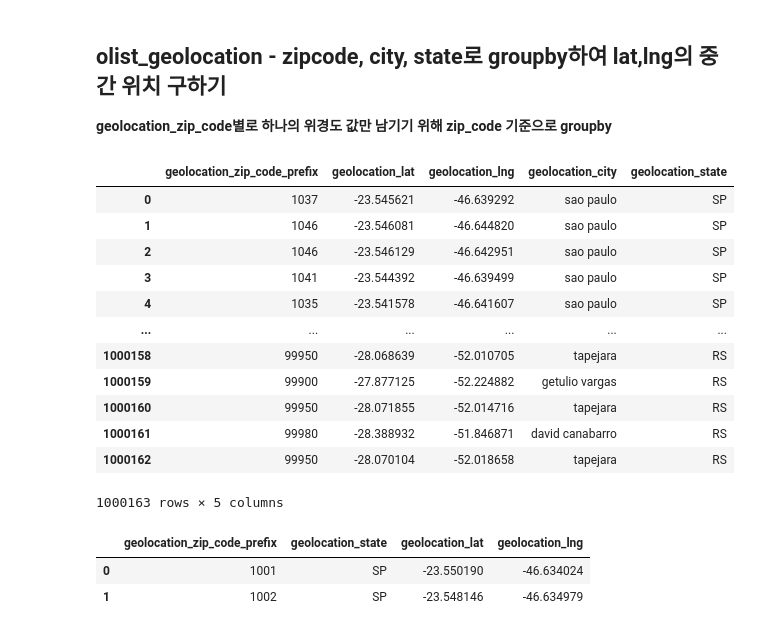
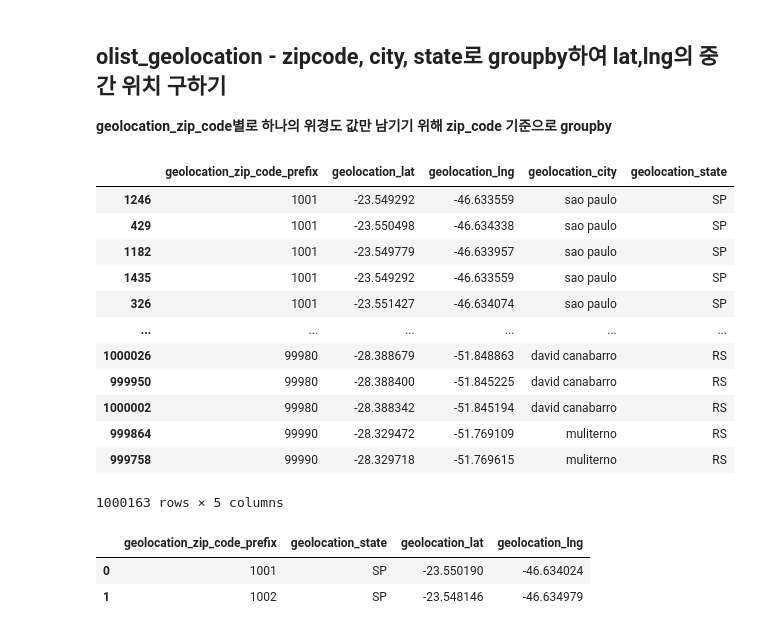
Before and after one commit to changyong93/project_Brazilian-E-Commerce-Public-Dataset-by-Olist, a Jupyter notebook: Untitled2.ipynb, the cells around one changed output. Saved outputs shown, nothing was run; the diff lists cells and outputs as text; code cells hidden in the pictures.

```diff
--- a/Untitled2.ipynb
+++ b/Untitled2.ipynb
@@ -207,20 +207,20 @@ olist_order_reviews.head(2)
 ## olist_geolocation - zipcode, city, state로 groupby하여 lat,lng의 중간 위치 구하기
 **geolocation_zip_code별로 하나의 위경도 값만 남기기 위해 zip_code 기준으로 groupby**
 # %%
-olist_geolocation
+olist_geolocation.sort_values("geolocation_zip_code_prefix")
 # %% [output]
 |  | geolocation_zip_code_prefix | geolocation_lat | geolocation_lng | geolocation_city | geolocation_state |
-| 0 | 1037 | -23.545621 | -46.639292 | sao paulo | SP |
-| 1 | 1046 | -23.546081 | -46.644820 | sao paulo | SP |
-| 2 | 1046 | -23.546129 | -46.642951 | sao paulo | SP |
-| 3 | 1041 | -23.544392 | -46.639499 | sao paulo | SP |
-| 4 | 1035 | -23.541578 | -46.641607 | sao paulo | SP |
+| 1246 | 1001 | -23.549292 | -46.633559 | sao paulo | SP |
+| 429 | 1001 | -23.550498 | -46.634338 | sao paulo | SP |
+| 1182 | 1001 | -23.549779 | -46.633957 | sao paulo | SP |
+| 1435 | 1001 | -23.549292 | -46.633559 | sao paulo | SP |
+| 326 | 1001 | -23.551427 | -46.634074 | sao paulo | SP |
 | ... | ... | ... | ... | ... | ... |
-| 1000158 | 99950 | -28.068639 | -52.010705 | tapejara | RS |
-| 1000159 | 99900 | -27.877125 | -52.224882 | getulio vargas | RS |
-| 1000160 | 99950 | -28.071855 | -52.014716 | tapejara | RS |
-| 1000161 | 99980 | -28.388932 | -51.846871 | david canabarro | RS |
-| 1000162 | 99950 | -28.070104 | -52.018658 | tapejara | RS |
+| 1000026 | 99980 | -28.388679 | -51.848863 | david canabarro | RS |
+| 999950 | 99980 | -28.388400 | -51.845225 | david canabarro | RS |
+| 1000002 | 99980 | -28.388342 | -51.845194 | david canabarro | RS |
+| 999864 | 99990 | -28.329472 | -51.769109 | muliterno | RS |
+| 999758 | 99990 | -28.329718 | -51.769615 | muliterno | RS |
 1000163 rows × 5 columns
 # %%
 # olist_geolocation["geolocation_zip_code_prefix"]=olist_geolocation.geolocation_zip_code_prefix.astype(str)
```
Also changed, not shown: parts of 59 cells of this notebook.
